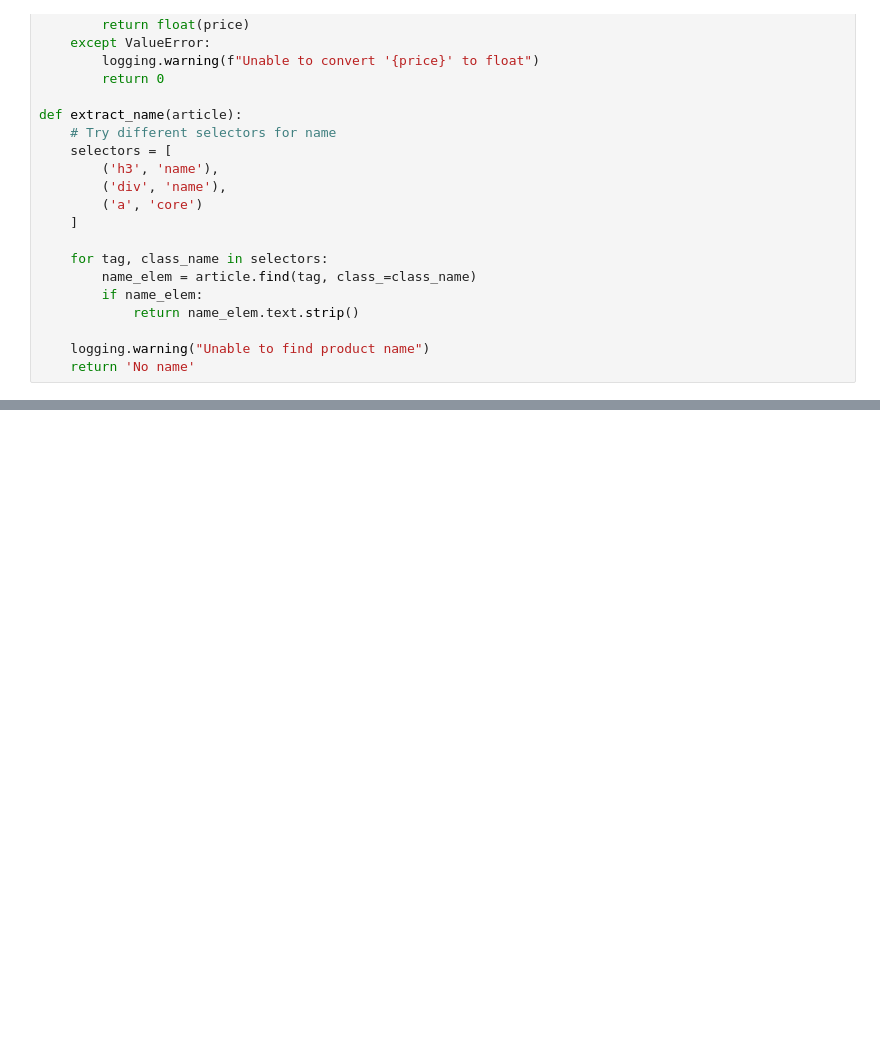
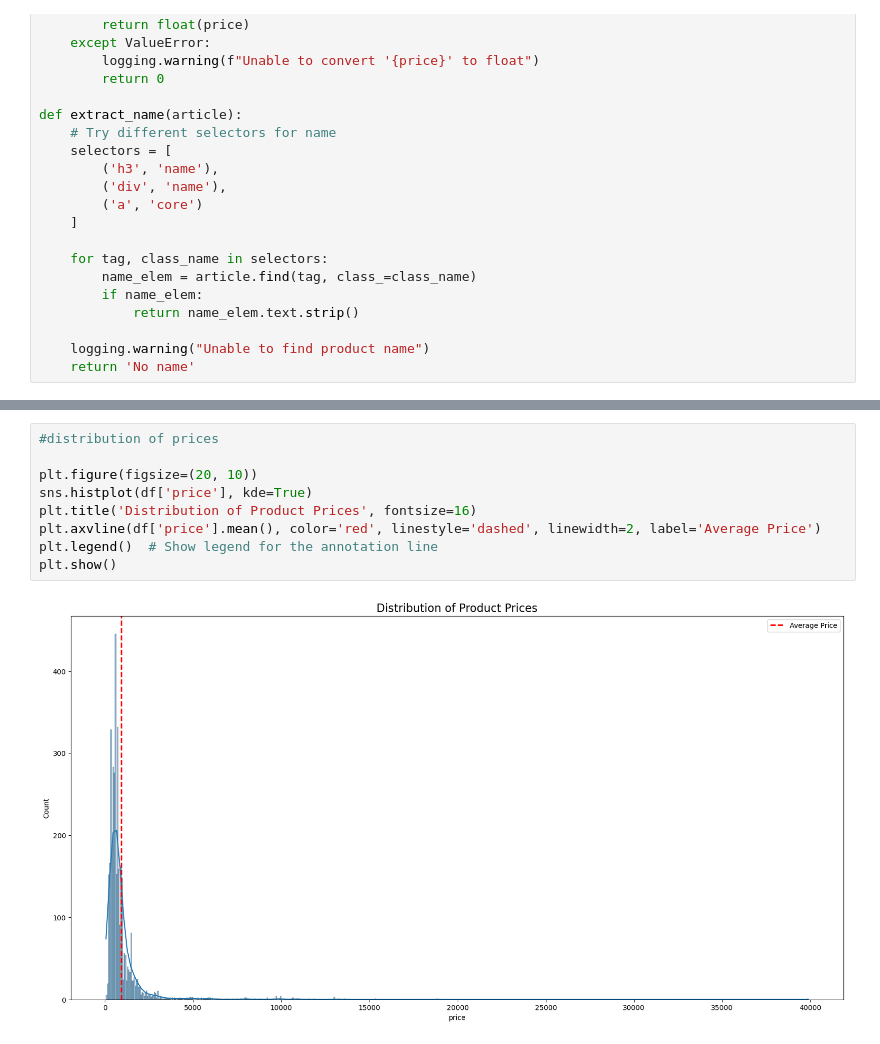
Before and after one commit to Kipkoech10/jumia-_discounts_scrapping, a Jupyter notebook: Jumia web scrapping.ipynb, the cells around one changed output, grey strips where cells are left out. Drawn from its saved outputs; the diff is of its cells as text; blank space fills up the shorter version.

```diff
--- a/Jumia web scrapping.ipynb
+++ b/Jumia web scrapping.ipynb
@@ -212,0 +469,11 @@ def load_data()
+# %%
+#distribution of prices
+
+plt.figure(figsize=(20, 10))
+sns.histplot(df['price'], kde=True)
+plt.title('Distribution of Product Prices', fontsize=16)
+plt.axvline(df['price'].mean(), color='red', linestyle='dashed', linewidth=2, label='Average Price')
+plt.legend()  # Show legend for the annotation line
+plt.show()
+# %% [output]
+[figure, added]
```
Also changed, not shown: parts of 29 cells of this notebook.
